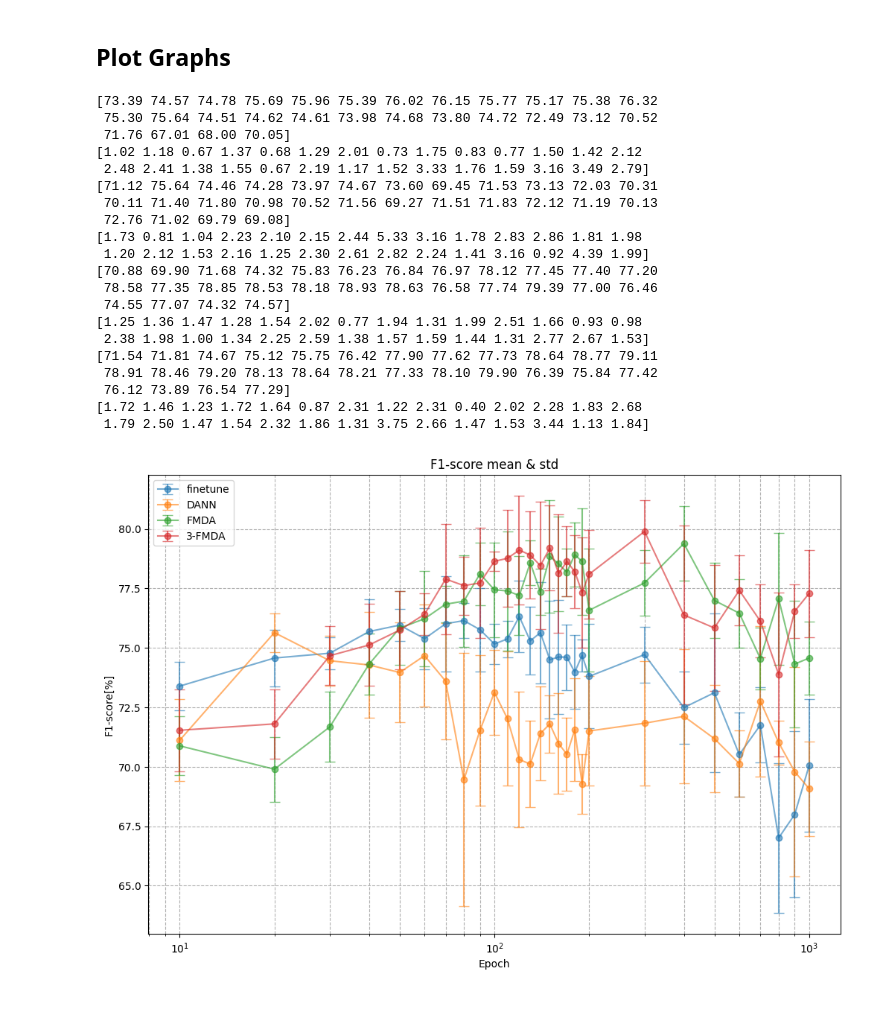
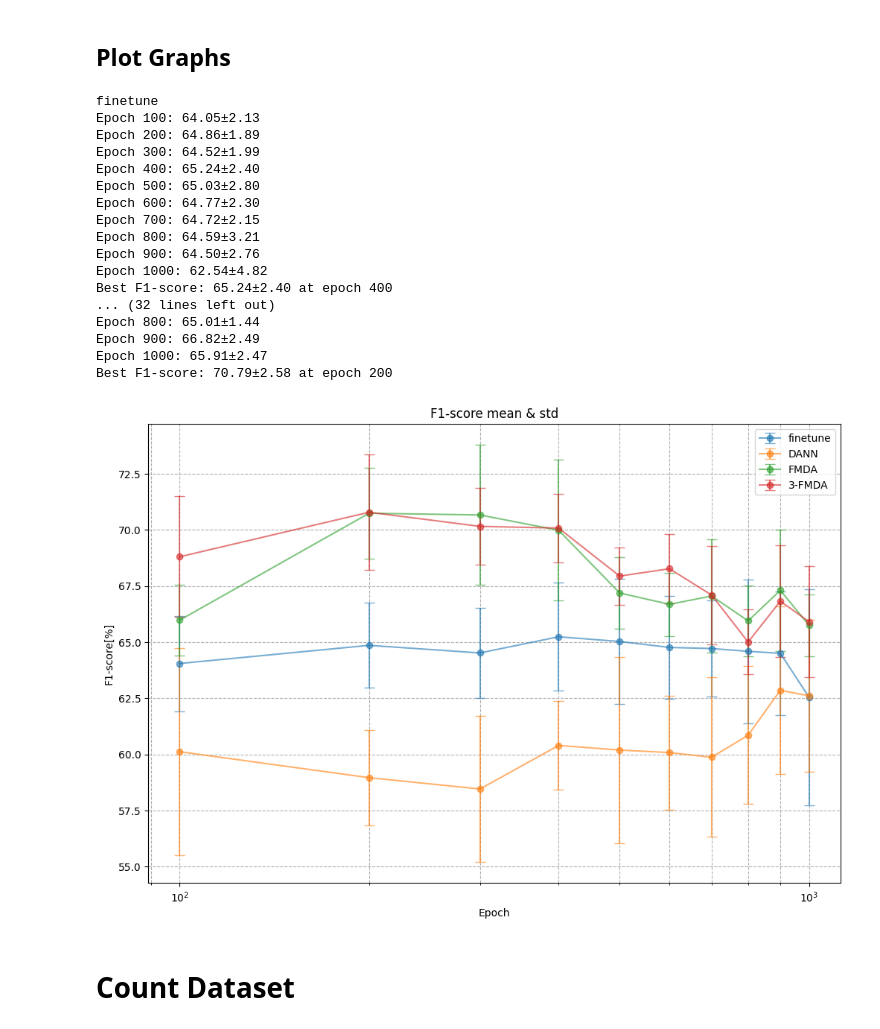
Before and after one commit to xkurozaru/fewshot-finetune-domain-adaptation, a Jupyter notebook: script.ipynb, the cells around one changed output. Drawn from its saved outputs; the diff is of its cells as text; code cells hidden in the pictures.

Commit message:
DANN

```diff
--- a/script.ipynb
+++ b/script.ipynb
@@ -5,13 +5,13 @@ import numpy as np
 import matplotlib.pyplot as plt
 from common import param
 
-epochs = np.array(param.test_epochs)
+epochs = np.array([100, 200, 300, 400, 500, 600, 700, 800, 900, 1000])
 
 # Data for different tuning methods
-fine_tune = np.loadtxt('result/finetune_scores.csv', delimiter=',', dtype='float64')
-dann_tune = np.loadtxt('result/dann_tune_scores.csv', delimiter=',', dtype='float64')
-dist_tune = np.loadtxt('result/dist_tune_scores.csv', delimiter=',', dtype='float64')
-triplet_tune = np.loadtxt('result/triplet_tune_scores.csv', delimiter=',', dtype='float64')
+fine_tune = np.loadtxt("result/old2/tomato/3leak/finetune_scores.csv", delimiter=",", dtype="float64")
+dann_tune = np.loadtxt("result/old2/tomato/3leak/dann_tune_scores.csv", delimiter=",", dtype="float64")
+dist_tune = np.loadtxt("result/old2/tomato/3leak/dist_tune_scores.csv", delimiter=",", dtype="float64")
+triplet_tune = np.loadtxt("result/old2/tomato/3leak/triplet_tune_scores.csv", delimiter=",", dtype="float64")
 
 
 # Calculate mean and standard deviation for each tuning method
@@ -19,66 +19,73 @@ np.set_printoptions(precision=2, floatmode='fixed')
 
 mean_fine_tune = np.mean(fine_tune, axis=0)
 std_fine_tune = np.std(fine_tune, axis=0)
-print(mean_fine_tune)
-print(std_fine_tune)
+print("finetune")
+for i in range(len(epochs)):
+    print(f'Epoch {epochs[i]}: {mean_fine_tune[i]:.2f}±{std_fine_tune[i]:.2f}')
+print(f"Best F1-score: {np.max(mean_fine_tune):.2f}±{std_fine_tune[np.argmax(mean_fine_tune)]:.2f} at epoch {epochs[np.argmax(mean_fine_tune)]}")
 
 mean_dann_tune = np.mean(dann_tune, axis=0)
 std_dann_tune = np.std(dann_tune, axis=0)
-print(mean_dann_tune)
-print(std_dann_tune)
+print("DANN")
+for i in range(len(epochs)):
+    print(f'Epoch {epochs[i]}: {mean_dann_tune[i]:.2f}±{std_dann_tune[i]:.2f}')
+print(f"Best F1-score: {np.max(mean_dann_tune):.2f}±{std_dann_tune[np.argmax(mean_dann_tune)]:.2f} at epoch {epochs[np.argmax(mean_dann_tune)]}")
 
 mean_dist_tune = np.mean(dist_tune, axis=0)
 std_dist_tune = np.std(dist_tune, axis=0)
-print(mean_dist_tune)
-print(std_dist_tune)
+print("FMDA")
+for i in range(len(epochs)):
+    print(f'Epoch {epochs[i]}: {mean_dist_tune[i]:.2f}±{std_dist_tune[i]:.2f}')
+print(f"Best F1-score: {np.max(mean_dist_tune):.2f}±{std_dist_tune[np.argmax(mean_dist_tune)]:.2f} at epoch {epochs[np.argmax(mean_dist_tune)]}")
 
 mean_triplet_tune = np.mean(triplet_tune, axis=0)
 std_triplet_tune = np.std(triplet_tune, axis=0)
-print(mean_triplet_tune)
-print(std_triplet_tune)
+print("3-FMDA")
+for i in range(len(epochs)):
+    print(f'Epoch {epochs[i]}: {mean_triplet_tune[i]:.2f}±{std_triplet_tune[i]:.2f}')
+print(f"Best F1-score: {np.max(mean_triplet_tune):.2f}±{std_triplet_tune[np.argmax(mean_triplet_tune)]:.2f} at epoch {epochs[np.argmax(mean_triplet_tune)]}")
 
 # Plotting the results
 plt.figure(figsize=(12, 8))
 
 # Fine-tune
 plt.errorbar(epochs, mean_fine_tune, yerr=std_fine_tune, fmt='-o', alpha=0.6, capsize=5, label='finetune')
 
 # DANN
 plt.errorbar(epochs, mean_dann_tune, yerr=std_dann_tune, fmt='-o', alpha=0.6, capsize=5, label='DANN')
 
 # FMDA
 plt.errorbar(epochs, mean_dist_tune, yerr=std_dist_tune, fmt='-o', alpha=0.6, capsize=5, label='FMDA')
 
 # 3-FMDA
 plt.errorbar(epochs, mean_triplet_tune, yerr=std_triplet_tune, fmt='-o', alpha=0.6, capsize=5, label='3-FMDA')
 
 plt.xscale("log")
 
 plt.title('F1-score mean & std')
 plt.xlabel('Epoch')
 plt.ylabel('F1-score[%]')
 plt.legend()
 plt.grid(True, which="both", ls="--")
 plt.show()
 # %% [output]
-[73.39 74.57 74.78 75.69 75.96 75.39 76.02 76.15 75.77 75.17 75.38 76.32
- 75.30 75.64 74.51 74.62 74.61 73.98 74.68 73.80 74.72 72.49 73.12 70.52
- 71.76 67.01 68.00 70.05]
-[1.02 1.18 0.67 1.37 0.68 1.29 2.01 0.73 1.75 0.83 0.77 1.50 1.42 2.12
- 2.48 2.41 1.38 1.55 0.67 2.19 1.17 1.52 3.33 1.76 1.59 3.16 3.49 2.79]
-[71.12 75.64 74.46 74.28 73.97 74.67 73.60 69.45 71.53 73.13 72.03 70.31
- 70.11 71.40 71.80 70.98 70.52 71.56 69.27 71.51 71.83 72.12 71.19 70.13
- 72.76 71.02 69.79 69.08]
-[1.73 0.81 1.04 2.23 2.10 2.15 2.44 5.33 3.16 1.78 2.83 2.86 1.81 1.98
- 1.20 2.12 1.53 2.16 1.25 2.30 2.61 2.82 2.24 1.41 3.16 0.92 4.39 1.99]
-[70.88 69.90 71.68 74.32 75.83 76.23 76.84 76.97 78.12 77.45 77.40 77.20
- 78.58 77.35 78.85 78.53 78.18 78.93 78.63 76.58 77.74 79.39 77.00 76.46
- 74.55 77.07 74.32 74.57]
-[1.25 1.36 1.47 1.28 1.54 2.02 0.77 1.94 1.31 1.99 2.51 1.66 0.93 0.98
- 2.38 1.98 1.00 1.34 2.25 2.59 1.38 1.57 1.59 1.44 1.31 2.77 2.67 1.53]
-[71.54 71.81 74.67 75.12 75.75 76.42 77.90 77.62 77.73 78.64 78.77 79.11
- 78.91 78.46 79.20 78.13 78.64 78.21 77.33 78.10 79.90 76.39 75.84 77.42
- 76.12 73.89 76.54 77.29]
-[1.72 1.46 1.23 1.72 1.64 0.87 2.31 1.22 2.31 0.40 2.02 2.28 1.83 2.68
- 1.79 2.50 1.47 1.54 2.32 1.86 1.31 3.75 2.66 1.47 1.53 3.44 1.13 1.84]
+finetune
+Epoch 100: 64.05±2.13
+Epoch 200: 64.86±1.89
+Epoch 300: 64.52±1.99
+Epoch 400: 65.24±2.40
+Epoch 500: 65.03±2.80
+Epoch 600: 64.77±2.30
+Epoch 700: 64.72±2.15
+Epoch 800: 64.59±3.21
+Epoch 900: 64.50±2.76
+Epoch 1000: 62.54±4.82
+Best F1-score: 65.24±2.40 at epoch 400
+... (32 lines left out)
+Epoch 800: 65.01±1.44
+Epoch 900: 66.82±2.49
+Epoch 1000: 65.91±2.47
+Best F1-score: 70.79±2.58 at epoch 200
-[figure, old version]
+[figure, new version]
+# %% [markdown]
+# Count Dataset
```
Also changed, not shown: parts of 2 cells of this notebook, 18 other files.
